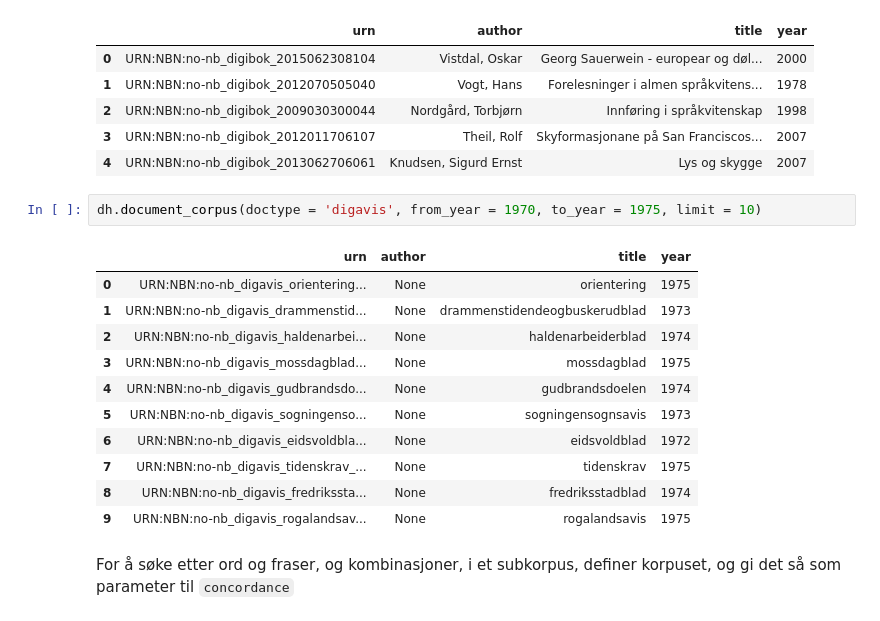
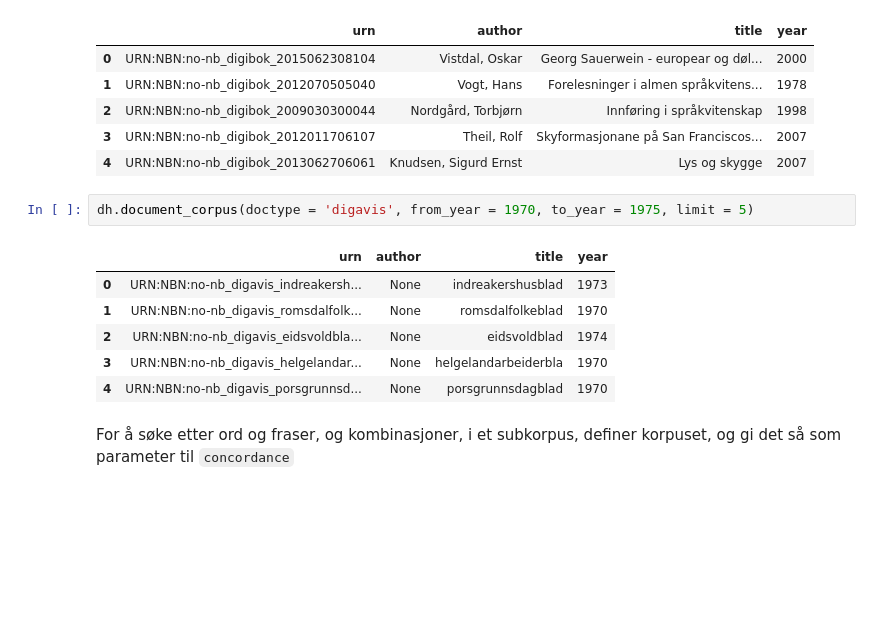
Before and after one commit to Yoonsen/Miscellaneous-Notebooks, a Jupyter notebook: DHLab_text/Oversikt over dhlab 0.75.ipynb, the cells around one changed output. Saved outputs shown, nothing was run; the diff lists cells and outputs as text; blank space fills up the shorter version.

```diff
--- a/DHLab_text/Oversikt over dhlab 0.75.ipynb
+++ b/DHLab_text/Oversikt over dhlab 0.75.ipynb
@@ -1048,19 +1088,14 @@ dh.document_corpus(ddk = "410*", limit = 5)
 | 3 | URN:NBN:no-nb_digibok_2012011706107 | Theil, Rolf | Skyformasjonane på San Franciscos... | 2007 |
 | 4 | URN:NBN:no-nb_digibok_2013062706061 | Knudsen, Sigurd Ernst | Lys og skygge | 2007 |
 # %%
-dh.document_corpus(doctype = 'digavis', from_year = 1970, to_year = 1975, limit = 10)
+dh.document_corpus(doctype = 'digavis', from_year = 1970, to_year = 1975, limit = 5)
 # %% [output]
 |  | urn | author | title | year |
-| 0 | URN:NBN:no-nb_digavis_orientering... | None | orientering | 1975 |
-| 1 | URN:NBN:no-nb_digavis_drammenstid... | None | drammenstidendeogbuskerudblad | 1973 |
-| 2 | URN:NBN:no-nb_digavis_haldenarbei... | None | haldenarbeiderblad | 1974 |
-| 3 | URN:NBN:no-nb_digavis_mossdagblad... | None | mossdagblad | 1975 |
-| 4 | URN:NBN:no-nb_digavis_gudbrandsdo... | None | gudbrandsdoelen | 1974 |
-| 5 | URN:NBN:no-nb_digavis_sogningenso... | None | sogningensognsavis | 1973 |
-| 6 | URN:NBN:no-nb_digavis_eidsvoldbla... | None | eidsvoldblad | 1972 |
-| 7 | URN:NBN:no-nb_digavis_tidenskrav_... | None | tidenskrav | 1975 |
-| 8 | URN:NBN:no-nb_digavis_fredrikssta... | None | fredriksstadblad | 1974 |
-| 9 | URN:NBN:no-nb_digavis_rogalandsav... | None | rogalandsavis | 1975 |
+| 0 | URN:NBN:no-nb_digavis_indreakersh... | None | indreakershusblad | 1973 |
+| 1 | URN:NBN:no-nb_digavis_romsdalfolk... | None | romsdalfolkeblad | 1970 |
+| 2 | URN:NBN:no-nb_digavis_eidsvoldbla... | None | eidsvoldblad | 1974 |
+| 3 | URN:NBN:no-nb_digavis_helgelandar... | None | helgelandarbeiderbla | 1970 |
+| 4 | URN:NBN:no-nb_digavis_porsgrunnsd... | None | porsgrunnsdagblad | 1970 |
 # %% [markdown]
 For å søke etter ord og fraser, og kombinasjoner, i et subkorpus, definer korpuset, og gi det så som parameter til `concordance`
 # %%
```
Also changed, not shown: parts of 19 cells of this notebook.
